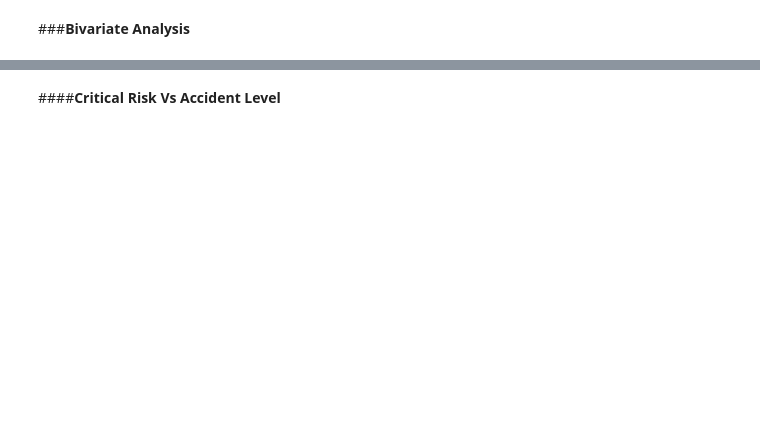
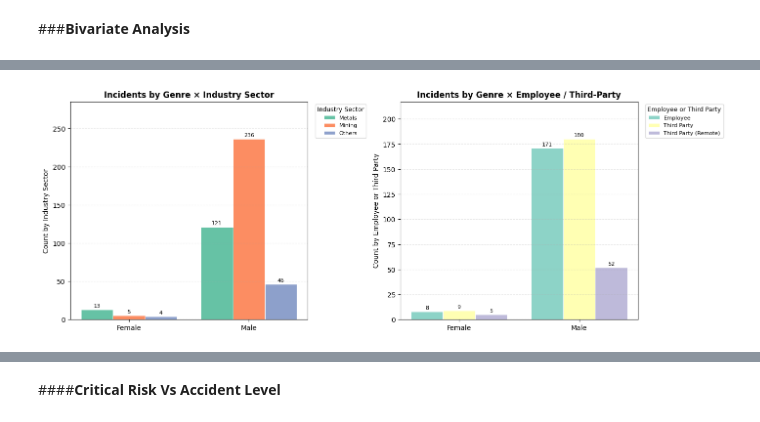
Before and after one commit to debosree1234/DeboSpringBoot, a Jupyter notebook: NLPChatbot.ipynb, the cells around one changed output, grey strips where cells are left out. Drawn from its saved outputs; the diff is of its cells as text; code cells hidden in the pictures; blank space fills up the shorter version.

```diff
--- a/NLPChatbot.ipynb
+++ b/NLPChatbot.ipynb
@@ -480,15 +859,0 @@ plt.show()
-# %%
-data_eda['Data'] = pd.to_datetime(data_eda['Data'])
-
-# daily counts per country
-daily = (data_eda.groupby(['Data','Countries'])
-                 .size()
-                 .unstack('Countries')
-                 .fillna(0))
-
-# optional: smooth to weekly sums
-weekly = daily.resample('W').sum()
-
-ax = weekly.plot(figsize=(15,4))   # one line per country
-plt.legend(bbox_to_anchor=(1.05, 1), loc=2, borderaxespad=0.)
-plt.xlabel('Date'); plt.ylabel('Count'); plt.title('Events per Country (weekly)')
@@ -571,0 +1335,80 @@ plt.show()
+# %%
+
+GENRE_COL = "Genre"
+IND_COL   = "Industry Sector"
+ETP_COL   = "Employee or Third Party"   # e.g. values: Employee, Third Party, Third Party (Remote)
+
+# ==== Data ====
+df = data_eda.copy()
+
+# ---- counts (use normalize=True per-genre if you want percentages) ----
+normalize = False  # set True to plot % share within each Genre
+
+def make_pivot(frame, col_b):
+    tbl = (frame.groupby([GENRE_COL, col_b], observed=False)
+                 .size()
+                 .rename("Count")
+                 .reset_index())
+    piv = tbl.pivot(index=GENRE_COL, columns=col_b, values="Count").fillna(0)
+    if normalize:
+        piv = piv.div(piv.sum(axis=1).replace(0, 1), axis=0) * 100
+    return piv
+
+piv_ind = make_pivot(df, IND_COL).astype(float)
+piv_etp = make_pivot(df, ETP_COL).astype(float)
+
+# Keep consistent order
+genres = list(piv_ind.index)
+palette1 = sns.color_palette("Set2", n_colors=len(piv_ind.columns))
+palette2 = sns.color_palette("Set3", n_colors=len(piv_etp.columns))
+
+def plot_grouped(ax, pivot, title, ylabel):
+    x = np.arange(len(pivot.index))              # genres
+    cols = list(pivot.columns)
+    bar_w = 0.8 / max(1, len(cols))              # keep bars within slot
+
+    for j, col in enumerate(cols):
+        offs = (j - (len(cols)-1)/2) * bar_w
+        vals = pivot[col].values
+        ax.bar(x + offs, vals, width=bar_w,
+               label=str(col),
+               color=(palette1 if ylabel.endswith(IND_COL) else palette2)[j],
+               edgecolor="white", linewidth=0.7)
+
+        # annotate values (hide zeros)
+        for xi, v in enumerate(vals):
+            if v > 0:
+                txt = f"{v:.0f}%" if normalize else f"{int(v):,}"
+                ax.annotate(txt, (x[xi] + offs, v),
+                            ha="center", va="bottom", fontsize=8, xytext=(0, 2),
+                            textcoords="offset points")
+
+    ax.set_title(title, fontsize=12, fontweight="bold")
+    ax.set_xticks(x); ax.set_xticklabels(pivot.index, rotation=0)
+    ax.set_ylabel(ylabel)
+    ax.grid(axis="y", linestyle="--", alpha=0.3)
+    ax.legend(title=ylabel.split(" by ")[-1], fontsize=8, title_fontsize=9,
+              loc="upper left", bbox_to_anchor=(1.02, 1))
+
+fig, axes = plt.subplots(1, 2, figsize=(14, 5), constrained_layout=True)
+
+yl = "Percentage" if normalize else "Count"
+plot_grouped(
+    axes[0], piv_ind,
+    title="Incidents by Genre × Industry Sector",
+    ylabel=f"{yl} by {IND_COL}"
+)
+plot_grouped(
+    axes[1], piv_etp,
+    title="Incidents by Genre × Employee / Third-Party",
+    ylabel=f"{yl} by {ETP_COL}"
+)
+
+for ax in axes:
+    # nice y-range
+    ymax = max(5, ax.get_ylim()[1])
+    ax.set_ylim(0, ymax * 1.15)
+
+plt.show()
+# %% [output]
+[figure, added]
```
Also changed, not shown: parts of 68 cells of this notebook.
